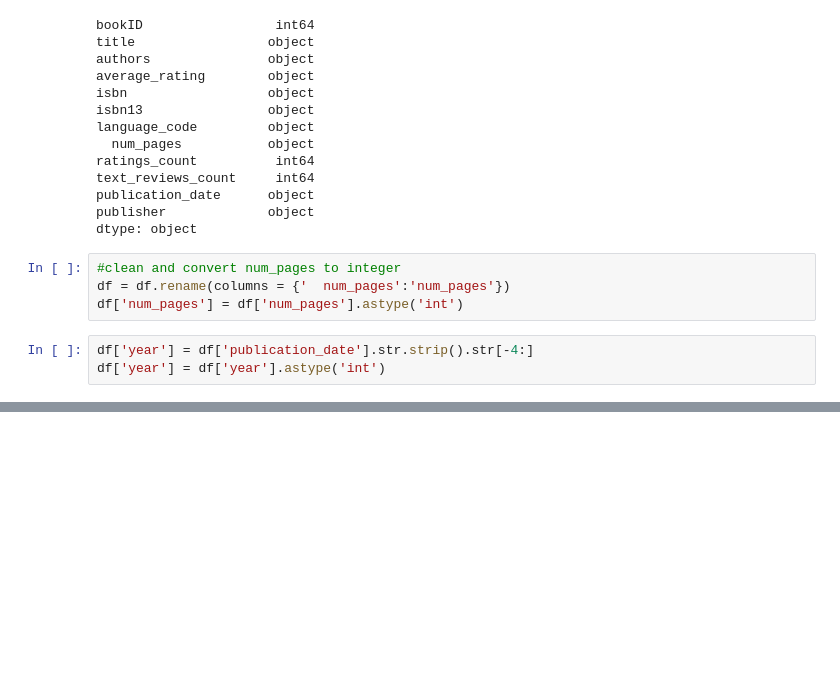
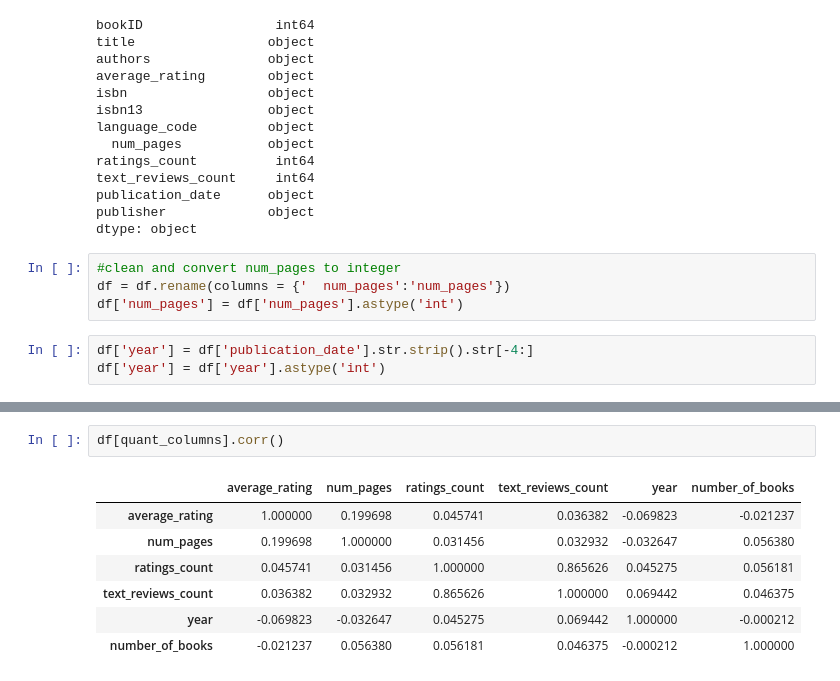
Before and after one commit to naqueattack/BookRecommender, a Jupyter notebook: python/EDA.ipynb, the cells around one changed output, grey strips where cells are left out. Cells and saved outputs as stored; diff of their text form; blank space fills up the shorter version.

```diff
--- a/python/EDA.ipynb
+++ b/python/EDA.ipynb
@@ -72,0 +88,10 @@ df['year'] = df['year'].astype('int')
+# %%
+df[quant_columns].corr()
+# %% [output]
+|  | average_rating | num_pages | ratings_count | text_reviews_count | year | number_of_books |
+| average_rating | 1.000000 | 0.199698 | 0.045741 | 0.036382 | -0.069823 | -0.021237 |
+| num_pages | 0.199698 | 1.000000 | 0.031456 | 0.032932 | -0.032647 | 0.056380 |
+| ratings_count | 0.045741 | 0.031456 | 1.000000 | 0.865626 | 0.045275 | 0.056181 |
+| text_reviews_count | 0.036382 | 0.032932 | 0.865626 | 1.000000 | 0.069442 | 0.046375 |
+| year | -0.069823 | -0.032647 | 0.045275 | 0.069442 | 1.000000 | -0.000212 |
+| number_of_books | -0.021237 | 0.056380 | 0.056181 | 0.046375 | -0.000212 | 1.000000 |
```
Also changed, not shown: parts of 7 cells of this notebook, 1 other file.
